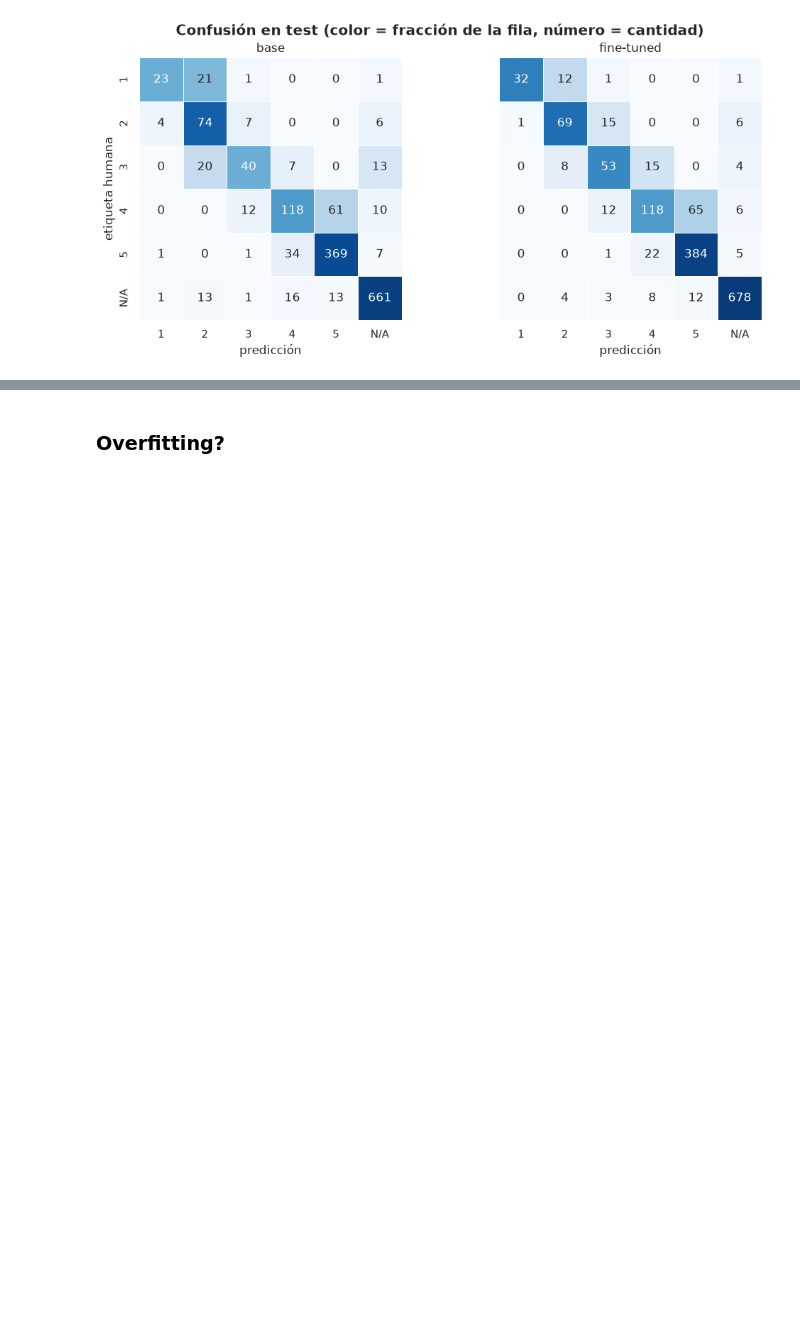
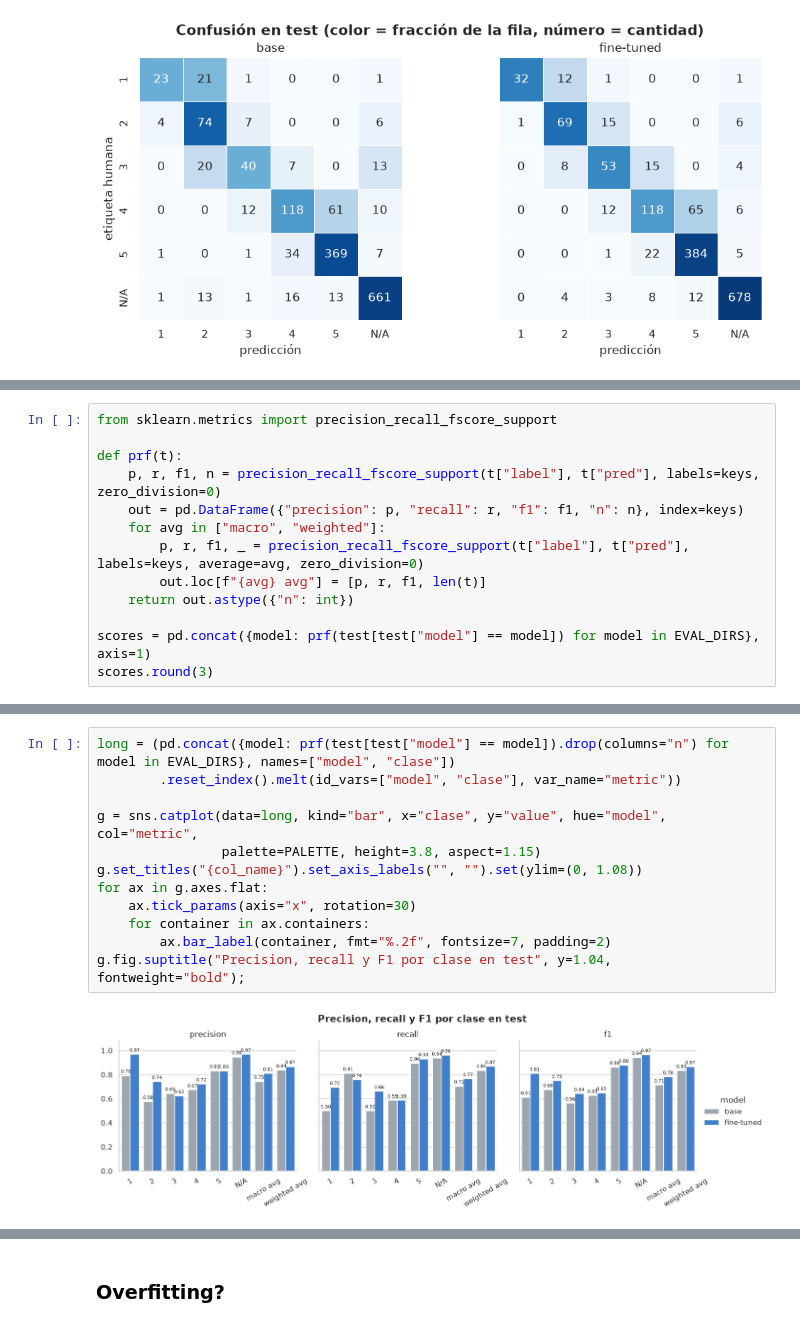
Before and after one commit to dimy20/reviews-aa, a Jupyter notebook: notebooks/06_kev_eval/finetune_results.ipynb, the cells around one changed output, grey strips where cells are left out. Saved outputs shown, nothing was run; the diff lists cells and outputs as text; blank space fills up the shorter version.

```diff
--- a/notebooks/06_kev_eval/finetune_results.ipynb
+++ b/notebooks/06_kev_eval/finetune_results.ipynb
@@ -162,0 +174,13 @@ fig.suptitle("Confusión en test (color = fracción de la fila, número = cantid
+# %%
+from sklearn.metrics import precision_recall_fscore_support
+
+def prf(t):
+    p, r, f1, n = precision_recall_fscore_support(t["label"], t["pred"], labels=keys, zero_division=0)
+    out = pd.DataFrame({"precision": p, "recall": r, "f1": f1, "n": n}, index=keys)
+    for avg in ["macro", "weighted"]:
+        p, r, f1, _ = precision_recall_fscore_support(t["label"], t["pred"], labels=keys, average=avg, zero_division=0)
+        out.loc[f"{avg} avg"] = [p, r, f1, len(t)]
+    return out.astype({"n": int})
+
+scores = pd.concat({model: prf(test[test["model"] == model]) for model in EVAL_DIRS}, axis=1)
+scores.round(3)
@@ -162,0 +198,14 @@ fig.suptitle("Confusión en test (color = fracción de la fila, número = cantid
+# %%
+long = (pd.concat({model: prf(test[test["model"] == model]).drop(columns="n") for model in EVAL_DIRS}, names=["model", "clase"])
+        .reset_index().melt(id_vars=["model", "clase"], var_name="metric"))
+
+g = sns.catplot(data=long, kind="bar", x="clase", y="value", hue="model", col="metric",
+                palette=PALETTE, height=3.8, aspect=1.15)
+g.set_titles("{col_name}").set_axis_labels("", "").set(ylim=(0, 1.08))
+for ax in g.axes.flat:
+    ax.tick_params(axis="x", rotation=30)
+    for container in ax.containers:
+        ax.bar_label(container, fmt="%.2f", fontsize=7, padding=2)
+g.fig.suptitle("Precision, recall y F1 por clase en test", y=1.04, fontweight="bold");
+# %% [output]
+[figure, added]
```
Also changed, not shown: parts of 4 cells of this notebook, 1 other file.
